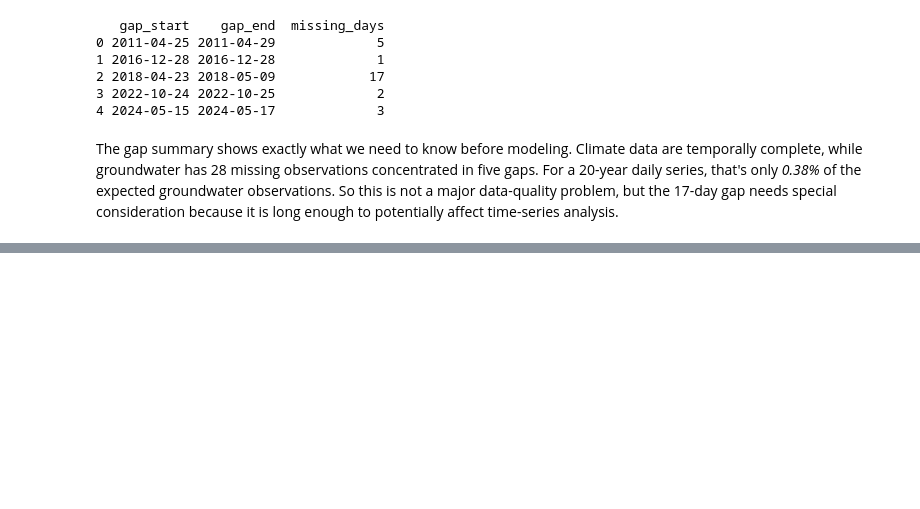
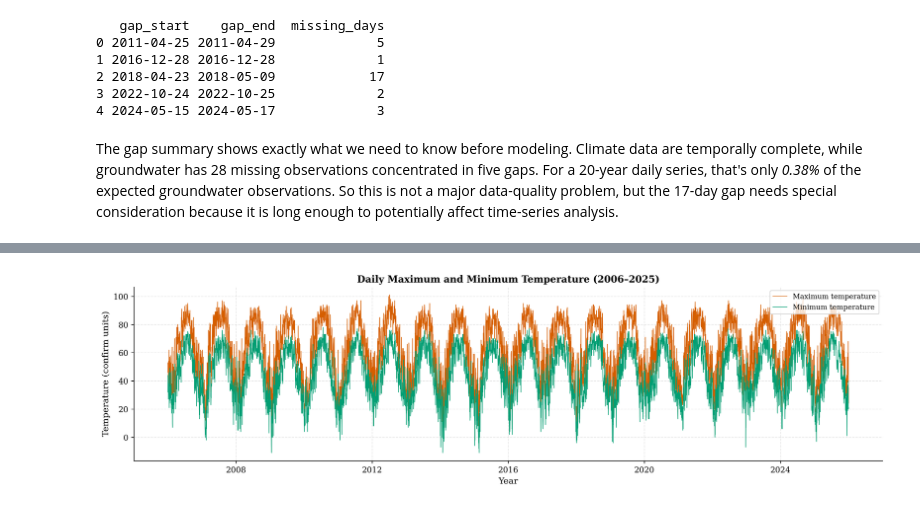
Before and after one commit to Yarek81/Predicting-Groundwater-Levels-Time-Series-Analysis, a Jupyter notebook: Predicting_Groundwater_Levels_with_ML.ipynb, the cells around one changed output, grey strips where cells are left out. Drawn from its saved outputs; the diff is of its cells as text; code cells hidden in the pictures; blank space fills up the shorter version.

Commit message:
Cleaned, merged data; started exploratory analysis
Finished processing and merging water and climate datasets. Started exploring trends by plotting key features.

```diff
--- a/Predicting_Groundwater_Levels_with_ML.ipynb
+++ b/Predicting_Groundwater_Levels_with_ML.ipynb
@@ -215,0 +552,38 @@ The gap summary shows exactly what we need to know before modeling. Climate data
+# %%
+# ============================================================
+# DAILY MAXIMUM AND MINIMUM TEMPERATURE COMPARISON
+# ============================================================
+
+fig, ax = plt.subplots(figsize=(14, 4))
+
+sns.lineplot(
+    data=df,
+    x=df.index,
+    y="tmax",
+    color=sns.color_palette("colorblind")[3],
+    linewidth=0.7,
+    label="Maximum temperature",
+    ax=ax
+)
+
+sns.lineplot(
+    data=df,
+    x=df.index,
+    y="tmin",
+    color=sns.color_palette("colorblind")[2],
+    linewidth=0.7,
+    label="Minimum temperature",
+    ax=ax
+)
+
+ax.set_title("Daily Maximum and Minimum Temperature (2006–2025)")
+ax.set_xlabel("Year")
+ax.set_ylabel("Temperature (confirm units)")
+
+ax.legend(loc="upper right")
+
+plt.tight_layout()
+plt.savefig("min_and_max_temp_comparison.jpg", dpi=300, bbox_inches="tight")
+plt.show()
+# %% [output]
+[figure, added]
```
Also changed, not shown: parts of 7 cells of this notebook, 2 other files.
